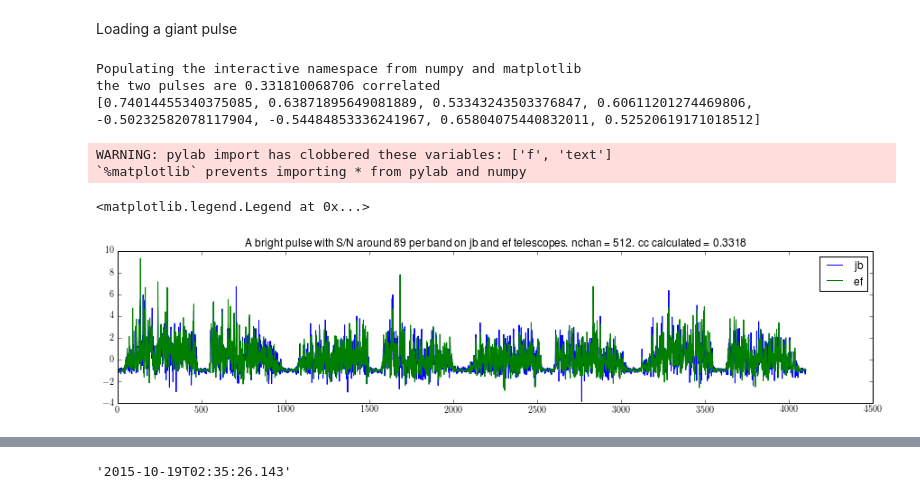
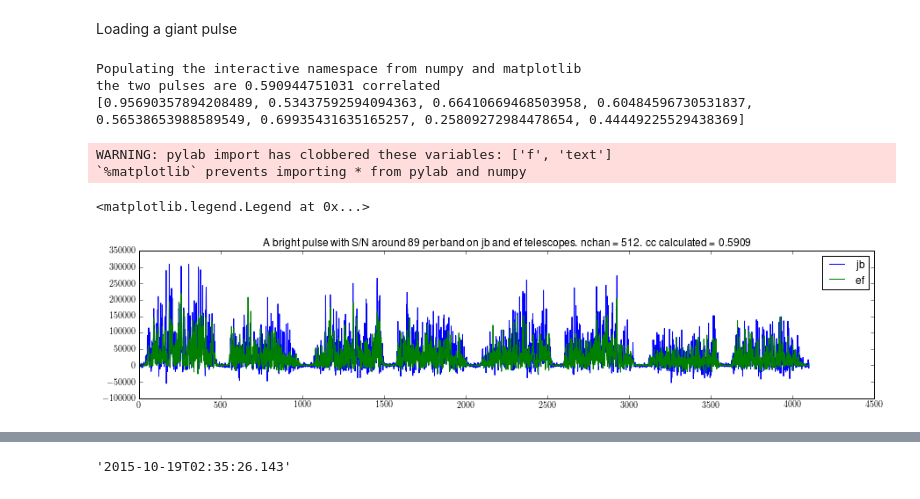
Before and after one commit to xiaozhengxu/scint_analysis, a Jupyter notebook: EVN_crab/process_frequency.ipynb, the cells around one changed output, grey strips where cells are left out. Drawn from its saved outputs; the diff is of its cells as text; code cells hidden in the pictures.

```diff
--- a/EVN_crab/process_frequency.ipynb
+++ b/EVN_crab/process_frequency.ipynb
@@ -71,17 +71,15 @@ def load_gp(time_string,telescope,nchan,draw = 0):
     S_N = max(sigs_noise)
     peak_time = np.argmax(sigs_noise)
 
-    background_freq = output[:,peak_time-(512/nchan)*7:peak_time-(512/nchan)*3].mean(1)
+    background_freq = output[:,peak_time-(512/nchan)*5:peak_time-(512/nchan)*3].mean(1)
 
-    output_pulse = output[:,peak_time-1:peak_time+6].mean(1)
+    output_pulse = output[:,peak_time:peak_time+1].mean(1)
 
     freq_spec = output_pulse-background_freq
 #     freq_spec = output_pulse
     if draw:
         figure(figsize = (10,3))
         plot(outputsumfreq)
-    freq_spec = freq_spec/freq_spec.mean() - 1.
-#     background_freq = background_freq/background_freq.mean() - 1.
     return freq_spec,background_freq
 
 text_name = 'good_pulses.txt'
@@ -101,13 +99,13 @@ time_string4 = '2015-10-19T02:06:58.031' #S/N = 9.6, main pulse
 S_N3= 7.9
 S_N4 = 9.6
 
-fs1,fs1bg = load_gp(time_string1,tele1,nchan)
-fs2,fs2bg = load_gp(time_string1,tele2,nchan)
+fs1,fs1bg = load_gp(time_string2,tele1,nchan)
+fs2,fs2bg = load_gp(time_string2,tele2,nchan)
 
 fgp1 = process_freq_spec(fs1,nchan,i-1,draw = 0)
 
 
-fgp2 = process_freq_spec(fs2,nchan,i-1)
+fgp2 = process_freq_spec(fs2,nchan,i-1, draw = 0)
 
 fgp1bg = process_freq_spec(fs1bg,nchan,i-1)
 fgp2bg = process_freq_spec(fs2bg,nchan,i-1)
@@ -119,34 +117,35 @@ def get_cc((fs1,fs1bg),(fs2,fs2bg)):
     mean2 = np.mean(fs2)
     numerator = np.mean((fs1-mean1)*(fs2-mean2))
     denominator = np.sqrt(((np.std(fs1))**2-(np.std(fs1bg))**2)*((np.std(fs2))**2-(np.std(fs2bg))**2))
+#     denominator = np.std(fs1)*np.std(fs2)
     return numerator/denominator
 
 def get_ccs((fs1,fs1bg),(fs2,fs2bg)):
     coefficients= []
     for i in range(8):
         X = fs1[i]
         Y = fs2[i]
         Xbg = fs1bg[i]
         Ybg = fs2bg[i]
 #         coefficient = np.corrcoef(X,Y)[0,1] # np.corrcoef returns a matrix [1, coeff;coeff,1]
         coefficient = get_cc((X,Xbg),(Y,Ybg))
         coefficients.append(coefficient)
     return np.mean(coefficients),coefficients
 
 cc,ccs=get_ccs((fgp1,fgp1bg),(fgp2,fgp2bg))
 print 'the two pulses are', cc ,'correlated'
 print ccs
 
 figure(figsize = (15,3))
 plot(fs1,label = tele1)
 plot(fs2,label = tele2)
 title('A bright pulse with S/N around 89 per band on {} and {} telescopes. nchan = {}. cc calculated = {}'.format(tele1,tele2,nchan,round(cc,4)))
 legend()
 # %% [output]
 Populating the interactive namespace from numpy and matplotlib
-the two pulses are 0.331810068706 correlated
-[0.74014455340375085, 0.63871895649081889, 0.53343243503376847, 0.60611201274469806, -0.50232582078117904, -0.54484853336241967, 0.65804075440832011, 0.52520619171018512]
+the two pulses are 0.590944751031 correlated
+[0.95690357894208489, 0.53437592594094363, 0.66410669468503958, 0.60484596730531837, 0.56538653988589549, 0.69935431635165257, 0.25809272984478654, 0.44449225529438369]
 WARNING: pylab import has clobbered these variables: ['f', 'text']
 `%matplotlib` prevents importing * from pylab and numpy
 <matplotlib.legend.Legend at 0x...>
-[figure, old version]
+[figure, new version]
```
Also changed, not shown: parts of 7 cells of this notebook.
